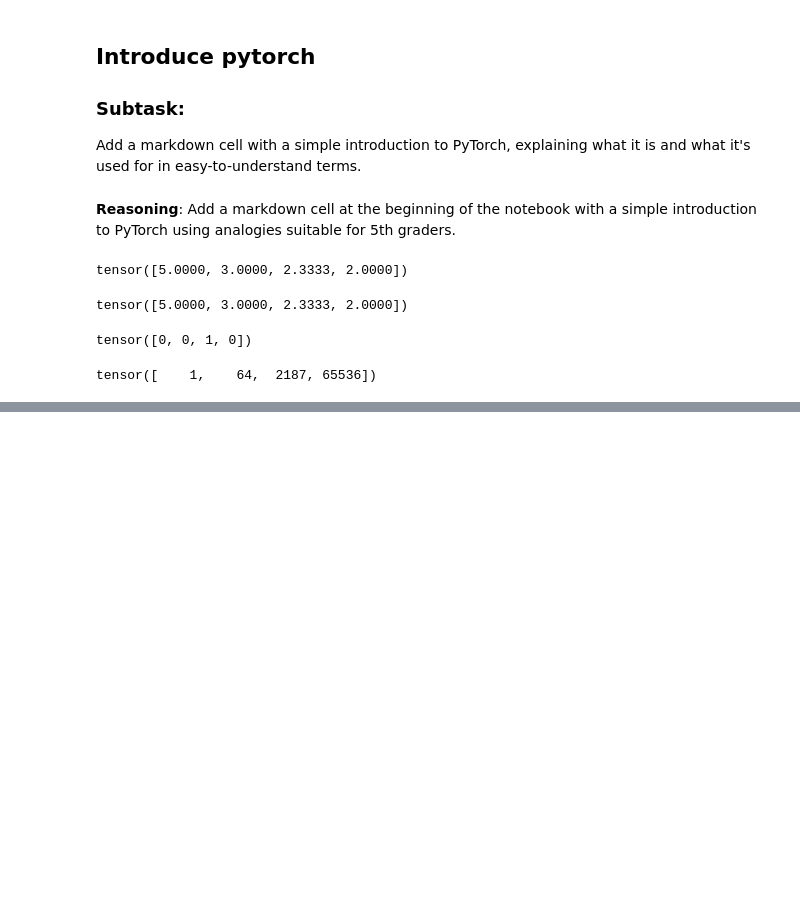
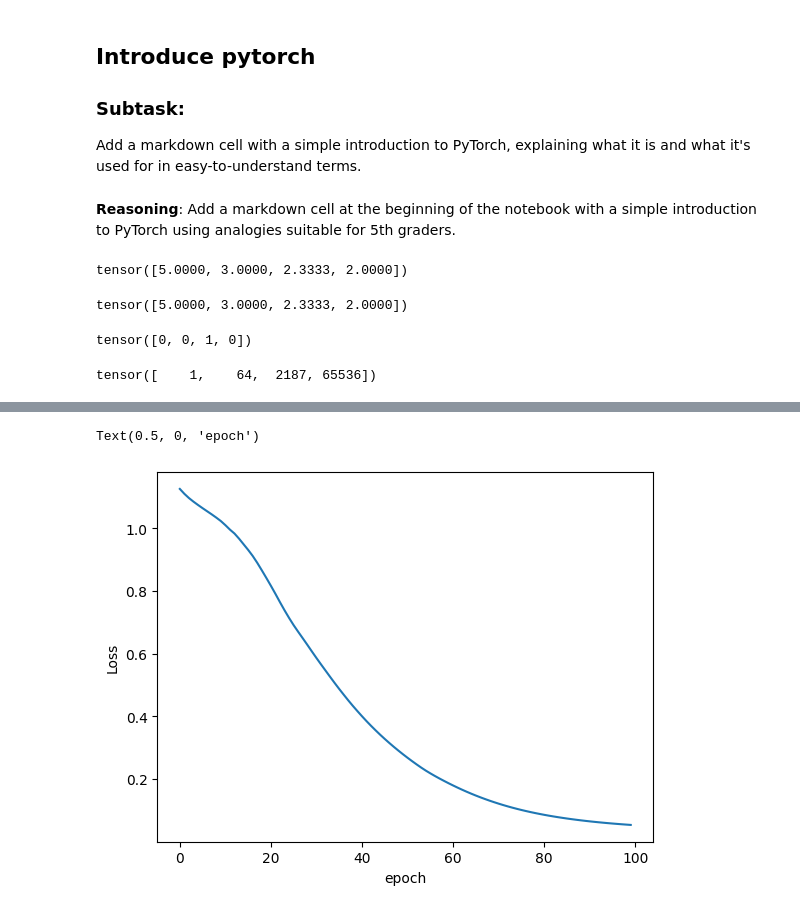
Before and after one commit to HiNacho/courses, a Jupyter notebook: Intro_to_pytorch.ipynb, the cells around one changed output, grey strips where cells are left out. Drawn from its saved outputs; the diff is of its cells as text; code cells hidden in the pictures; blank space fills up the shorter version.

```diff
--- a/Intro_to_pytorch.ipynb
+++ b/Intro_to_pytorch.ipynb
@@ -210,0 +302,17 @@ tensor([    1,    64,  2187, 65536])
+# %%
+from sklearn.model_selection import train_test_split
+
+# Perform train-test split on NumPy arrays
+X_train_np, X_test_np, y_train_np, y_test_np = train_test_split(X_np, y_np, test_size=0.2, random_state=41) # Using a random_state for reproducibility
+# %%
+import torch
+
+# Convert NumPy arrays to PyTorch tensors
+X_train_tensor = torch.from_numpy(X_train_np).float()
+X_test_tensor = torch.from_numpy(X_test_np).float()
+y_train_tensor = torch.from_numpy(y_train_np).long()
+y_test_tensor = torch.from_numpy(y_test_np).long()
+
+# Display the types to confirm
+print(X_train_tensor.dtype)
+print(y_train_tensor.dtype)
@@ -210,0 +322,5 @@ tensor([    1,    64,  2187, 65536])
+# %%
+criterion = nn.CrossEntropyLoss()
+
+# Choose Adam Optimizer
+optimizer = torch.optim.Adam(model.parameters(), lr=0.01)
@@ -210,0 +335,16 @@ tensor([    1,    64,  2187, 65536])
+# %%
+epochs = 100
+losses = []
+
+for i in range(epochs):
+  y_pred = model.forward(X_train_tensor)
+
+  loss = criterion(y_pred, y_train_tensor)
+  losses.append(loss.detach().numpy())
+
+  if i % 10 == 0:
+    print(f'Epoch: {i} Loss: {loss}')
+
+  optimizer.zero_grad()
+  loss.backward()
+  optimizer.step()
@@ -210,0 +362,7 @@ tensor([    1,    64,  2187, 65536])
+# %%
+plt.plot(range(epochs), losses)
+plt.ylabel('Loss')
+plt.xlabel('epoch')
+# %% [output]
+Text(0.5, 0, 'epoch')
+[figure, added]
```
Also changed, not shown: parts of 73 cells of this notebook.
